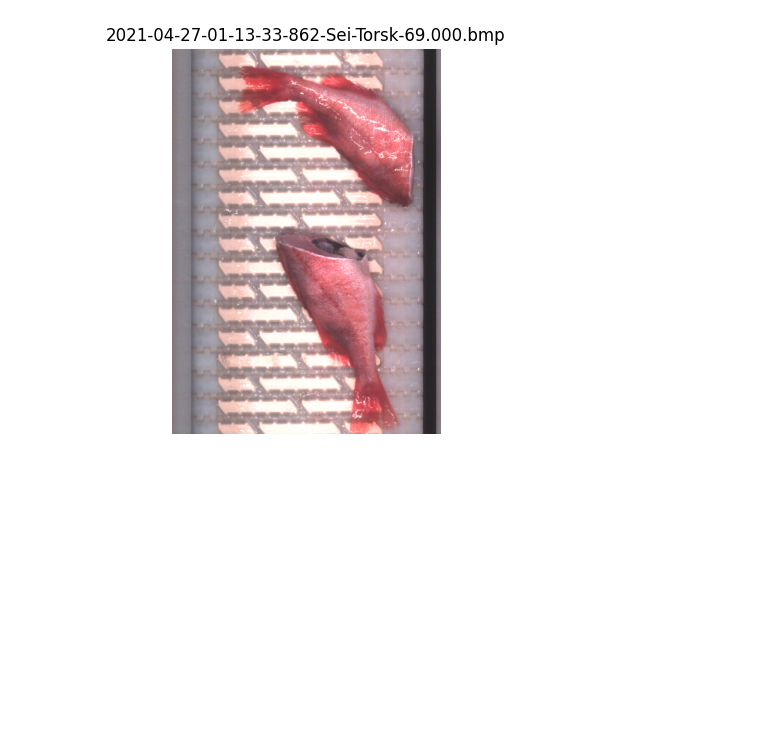
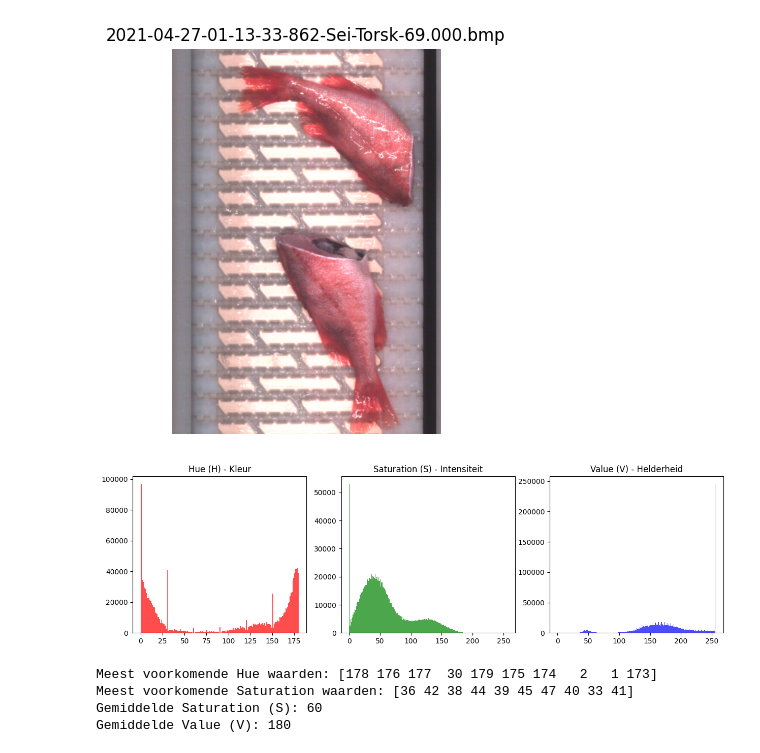
Before and after one commit to KamielVDD/6_marelec_project, a Jupyter notebook: 2_notebooks/marelec.ipynb, the cells around one changed output. Cells and saved outputs as stored; diff of their text form; code cells hidden in the pictures; blank space fills up the shorter version.

```diff
--- a/2_notebooks/marelec.ipynb
+++ b/2_notebooks/marelec.ipynb
@@ -47,3 +47,47 @@ Aantal gevonden bestanden: 10
 Afbeelding ingeladen: 2021-04-27-01-13-33-862-Sei-Torsk-69.000.bmp
 Resolutie afbeelding: 1024x1470 (Breedte x Hoogte)
 [figure]
+# %%
+# Gebruik 'test_path' uit vorige cel
+img = cv2.imread(test_path)
+hsv_img = cv2.cvtColor(img, cv2.COLOR_BGR2HSV)
+
+# Splits kanalen
+h, s, v = cv2.split(hsv_img)
+
+# Visualiseer de histogrammen
+plt.figure(figsize=(15, 4))
+plt.subplot(1, 3, 1)
+plt.hist(h.ravel(), bins=180, range=[0, 180], color='red', alpha=0.7)
+plt.title('Hue (H) - Kleur')
+
+plt.subplot(1, 3, 2)
+plt.hist(s.ravel(), bins=256, range=[0, 256], color='green', alpha=0.7)
+plt.title('Saturation (S) - Intensiteit')
+
+plt.subplot(1, 3, 3)
+plt.hist(v.ravel(), bins=256, range=[0, 256], color='blue', alpha=0.7)
+plt.title('Value (V) - Helderheid')
+plt.show()
+
+# We zoeken de meest voorkomende waarden (pieken in de data)
+hist_h = cv2.calcHist([hsv_img], [0], None, [180], [0, 180]).flatten()
+hist_s = cv2.calcHist([hsv_img], [1], None, [256], [0, 256]).flatten()
+
+# Sorteer bins van hoog naar laag (negeer bin 0, dat is vaak puur zwart/schaduw)
+top_h_bins = np.argsort(hist_h)[::-1]
+top_h_bins = top_h_bins[top_h_bins > 0][:10] # Pak de top 10 (zonder 0)
+
+top_s_bins = np.argsort(hist_s)[::-1]
+top_s_bins = top_s_bins[top_s_bins > 0][:10]
+
+print(f"Meest voorkomende Hue waarden: {top_h_bins}")
+print(f"Meest voorkomende Saturation waarden: {top_s_bins}")
+print("Gemiddelde Saturation (S):", int(np.mean(s[s > 0])))
+print("Gemiddelde Value (V):", int(np.mean(v[v > 0])))
+# %% [output]
+[figure, added]
+Meest voorkomende Hue waarden: [178 176 177  30 179 175 174   2   1 173]
+Meest voorkomende Saturation waarden: [36 42 38 44 39 45 47 40 33 41]
+Gemiddelde Saturation (S): 60
+Gemiddelde Value (V): 180
```
